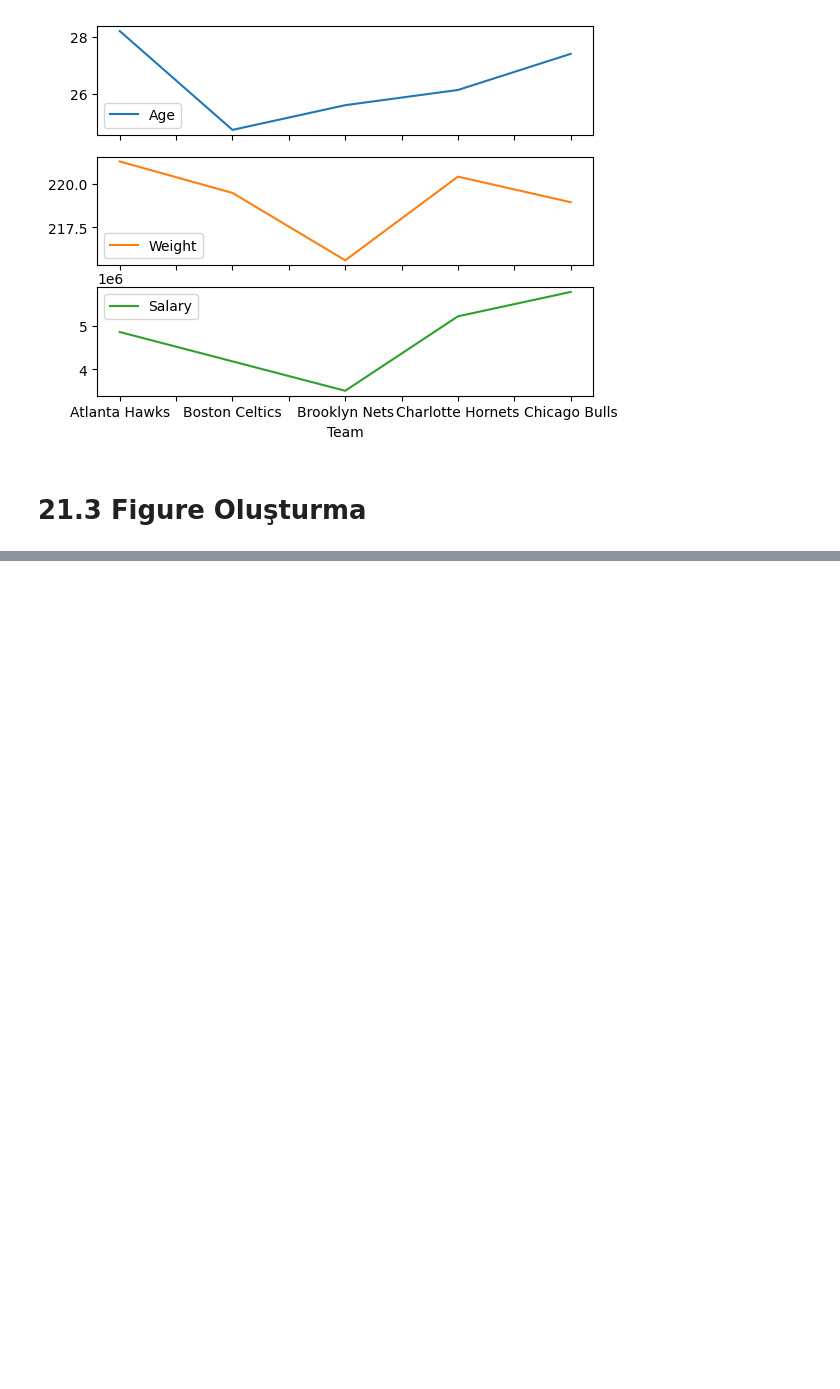
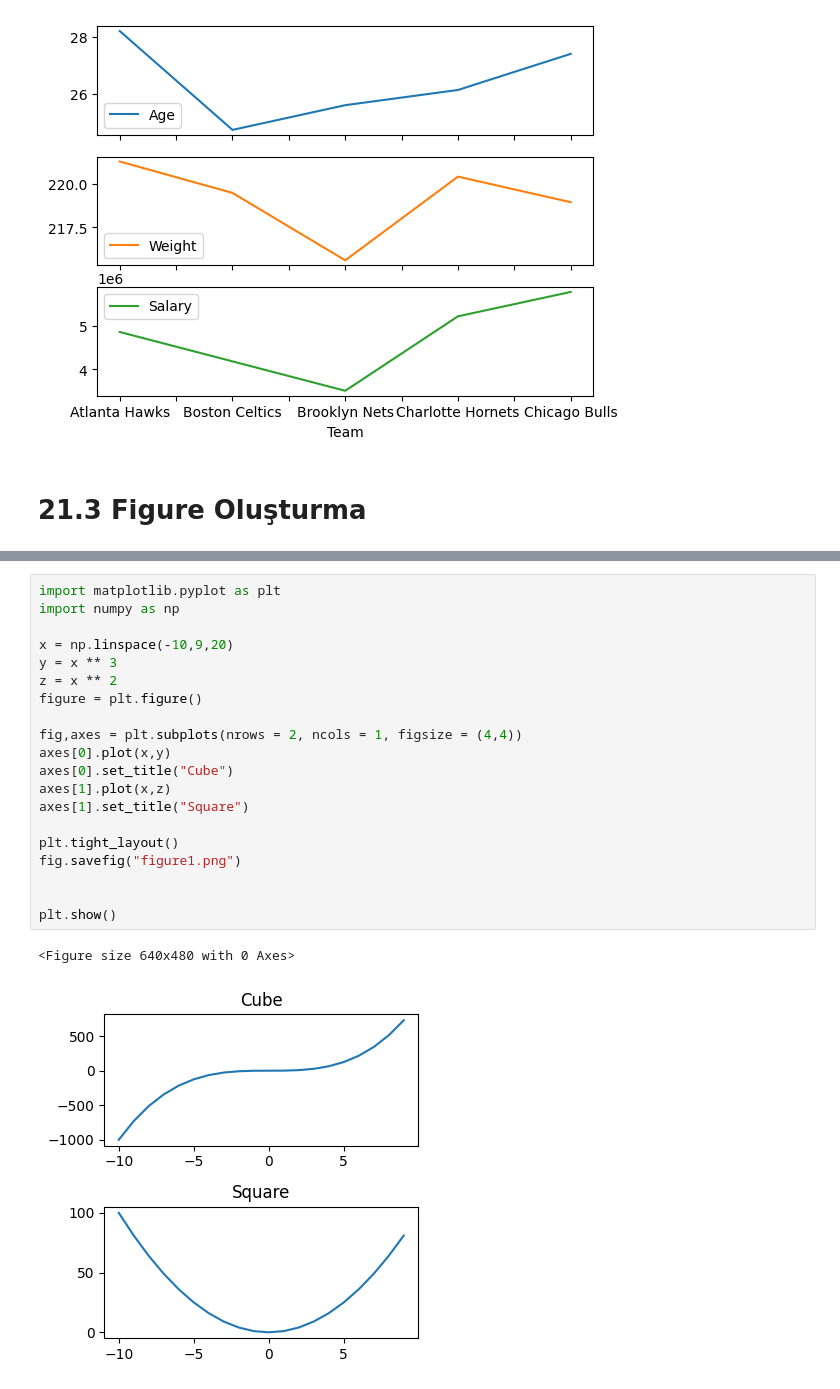
Before and after one commit to muhammetfurkanaltin/Course, a Jupyter notebook: Python/21.Veri Görselletirme/Matplotlib.ipynb, the cells around one changed output, grey strips where cells are left out. Saved outputs shown, nothing was run; the diff lists cells and outputs as text; blank space fills up the shorter version.

```diff
--- a/Python/21.Veri Görselletirme/Matplotlib.ipynb
+++ b/Python/21.Veri Görselletirme/Matplotlib.ipynb
@@ -99,0 +143,23 @@ plt.show()
+# %%
+import matplotlib.pyplot as plt
+import numpy as np
+
+x = np.linspace(-10,9,20)
+y = x ** 3
+z = x ** 2
+figure = plt.figure()
+
+fig,axes = plt.subplots(nrows = 2, ncols = 1, figsize = (4,4))
+axes[0].plot(x,y)
+axes[0].set_title("Cube")
+axes[1].plot(x,z)
+axes[1].set_title("Square")
+
+plt.tight_layout()
+fig.savefig("figure1.png")
+
+
+plt.show()
+# %% [output]
+<Figure size 640x480 with 0 Axes>
+[figure, added]
```
Also changed, not shown: parts of 8 cells of this notebook, 3 other files.
